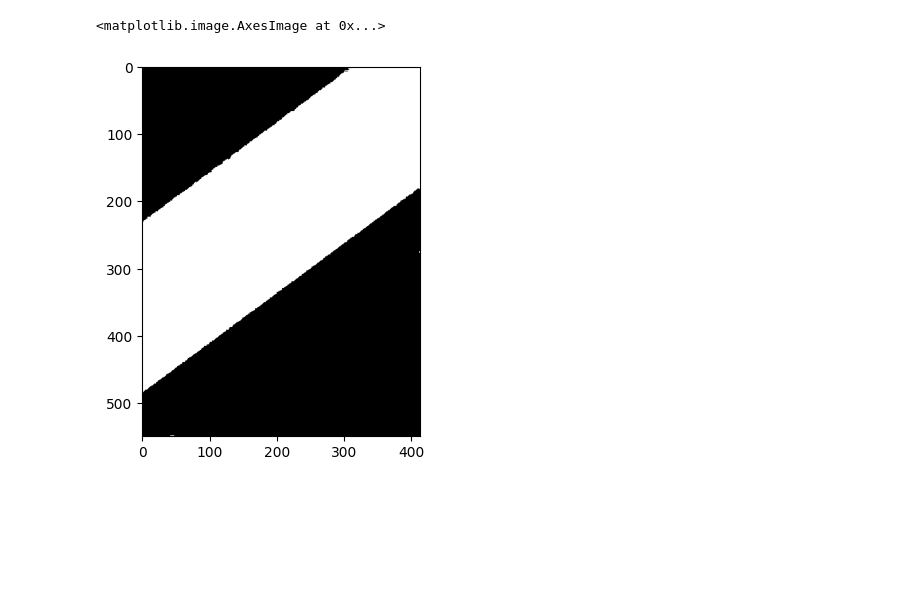
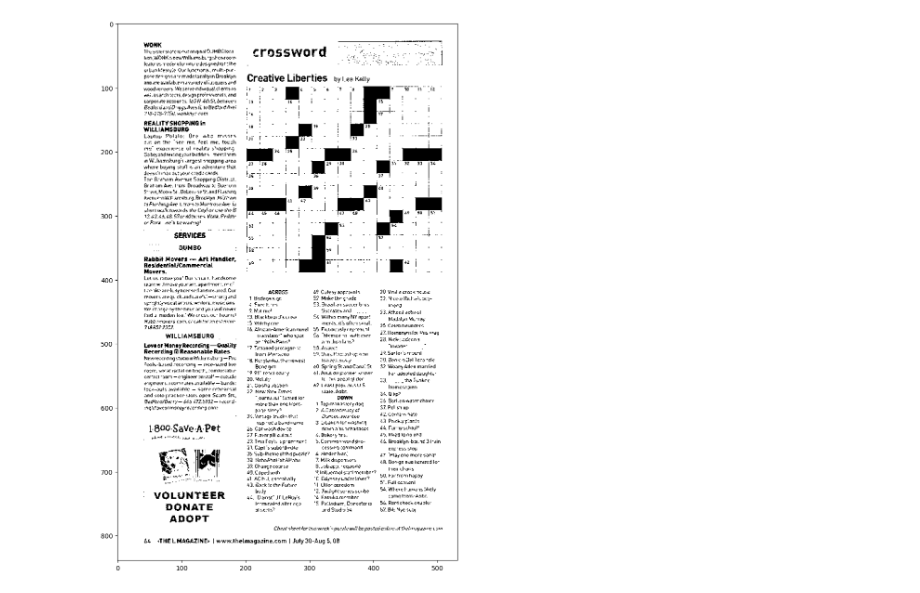
Before and after one commit to aakashapjGM/MyProgrammingSpace, a Jupyter notebook: ComputerVisionWithPython/000-MyPractice/02_ThresholdingBluring&Smoothing.ipynb, the cells around one changed output. Drawn from its saved outputs; the diff is of its cells as text; code cells hidden in the pictures; blank space fills up the shorter version.

Commit message:
Working on Threshold and bluring

```diff
--- a/ComputerVisionWithPython/000-MyPractice/02_ThresholdingBluring&Smoothing.ipynb
+++ b/ComputerVisionWithPython/000-MyPractice/02_ThresholdingBluring&Smoothing.ipynb
@@ -12,6 +15,5 @@ plt.imshow(imgGray, cmap='gray')
-# %%
-ret, imgThres = cv.threshold(imgGray, 128, 255,cv.THRESH_BINARY)
-plt.imshow(imgThres, cmap='gray')
-# %% [output]
-<matplotlib.image.AxesImage at 0x...>
-[figure, removed]
+# %%
+thresValue, binayTh = cv.threshold(img, 127, 255, cv.THRESH_BINARY)
+showImg(binayTh)
+# %% [output]
+[figure, added]
```
Also changed, not shown: parts of 4 cells of this notebook, 1 other file.
